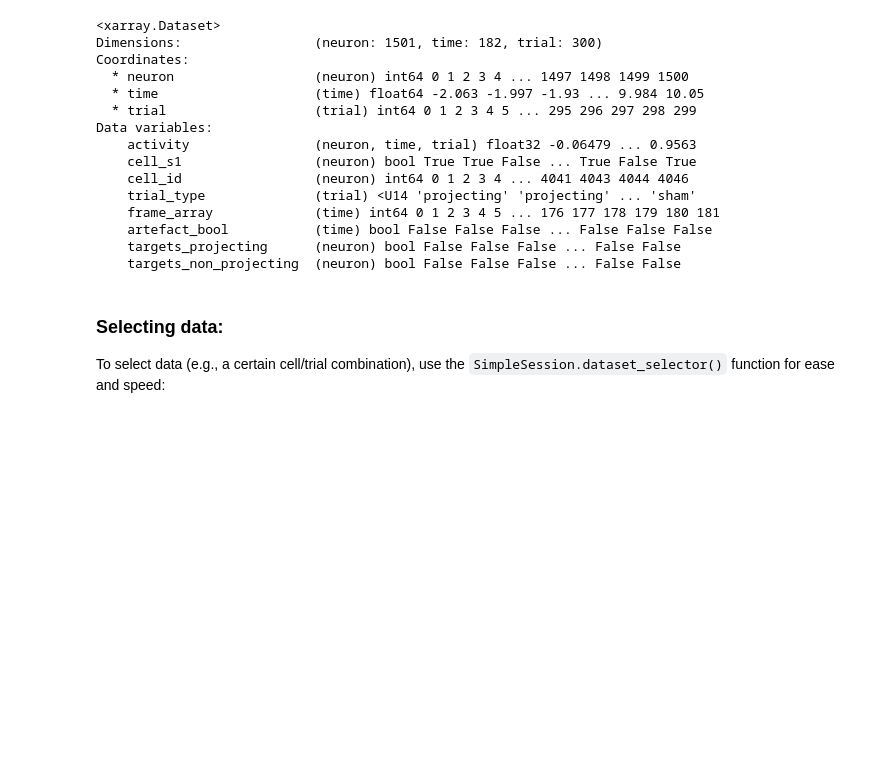
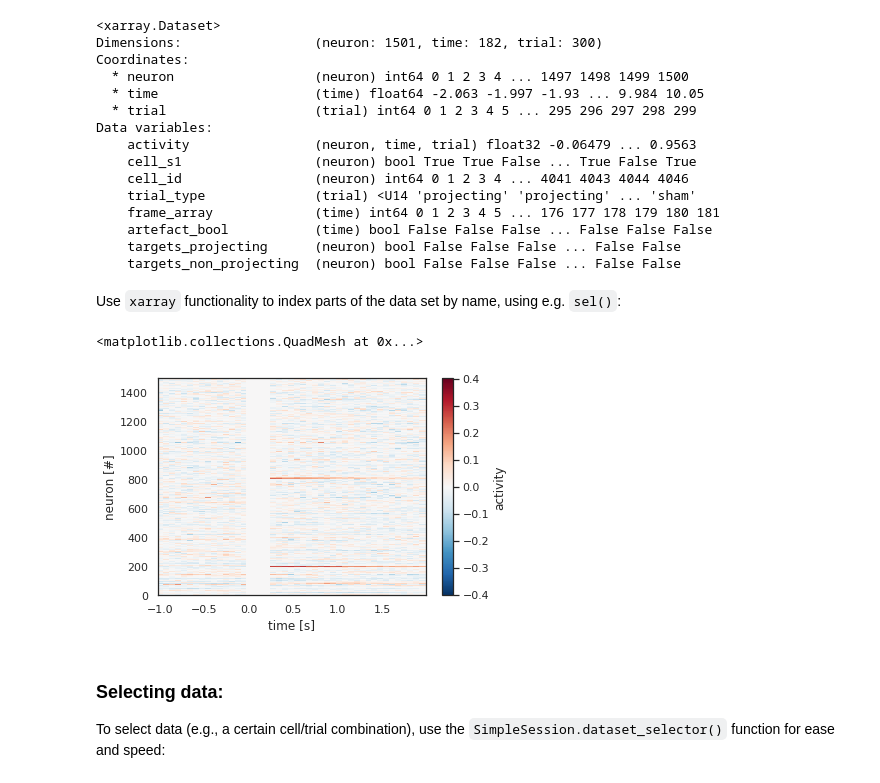
Before and after one commit to Packer-Lab/S1S2_mechanisms, a Jupyter notebook: jupyter/thijs/Example data loading.ipynb, the cells around one changed output. Drawn from its saved outputs; the diff is of its cells as text; code cells hidden in the pictures; blank space fills up the shorter version.

```diff
--- a/jupyter/thijs/Example data loading.ipynb
+++ b/jupyter/thijs/Example data loading.ipynb
@@ -48,6 +48,13 @@ Data variables:
     artefact_bool           (time) bool False False False ... False False False
     targets_projecting      (neuron) bool False False False ... False False
     targets_non_projecting  (neuron) bool False False False ... False False
+# %% [markdown]
+Use `xarray` functionality to index parts of the data set by name, using e.g. `sel()`:
+# %%
+Sess.full_ds.sel(time=slice(-1, 2)).sel(neuron=Sess.full_ds.cell_s1).activity.mean('trial').plot()
+# %% [output]
+<matplotlib.collections.QuadMesh at 0x...>
+[figure, added]
 # %% [markdown]
 ### Selecting data:
 To select data (e.g., a certain cell/trial combination), use the `SimpleSession.dataset_selector()` function for ease and speed:
```
